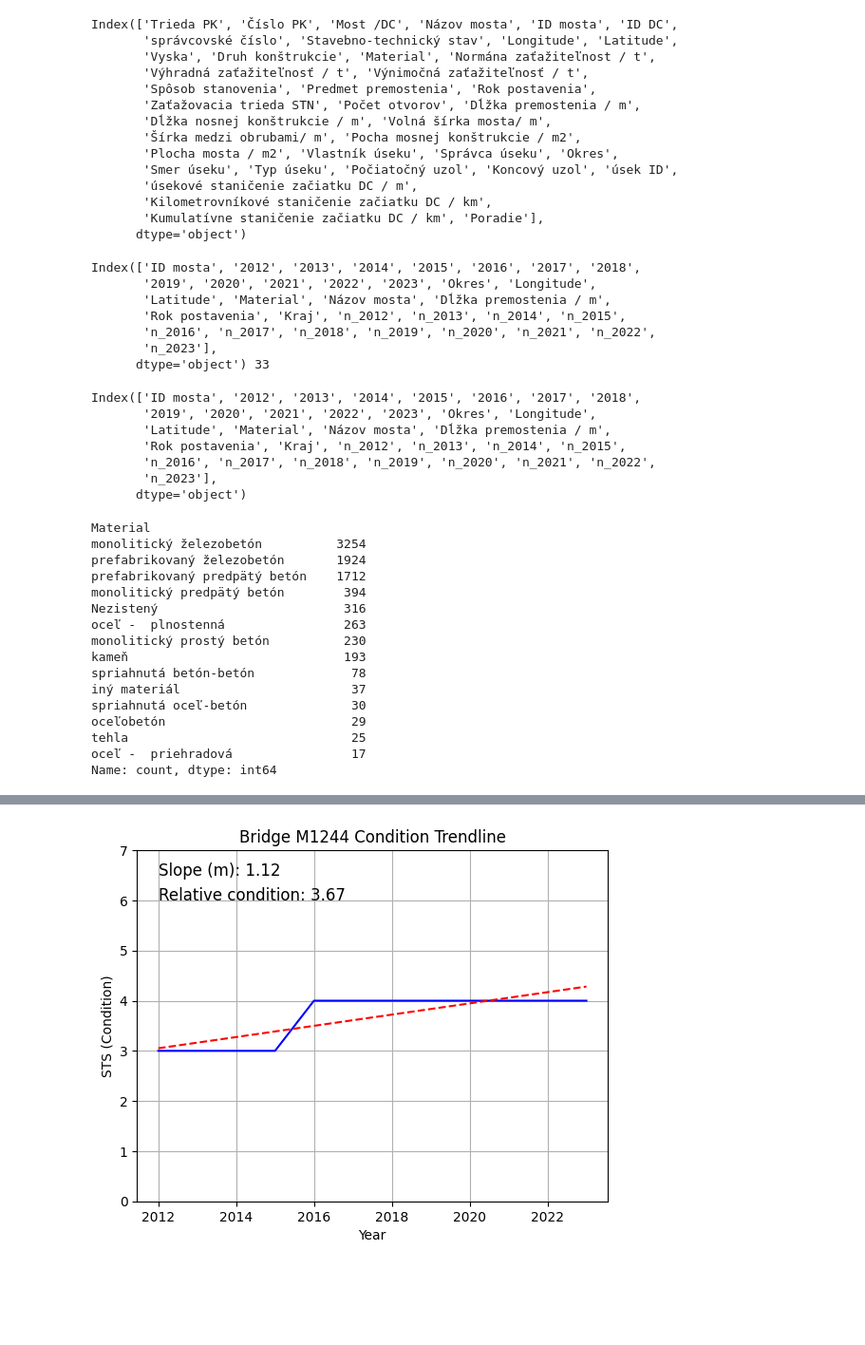
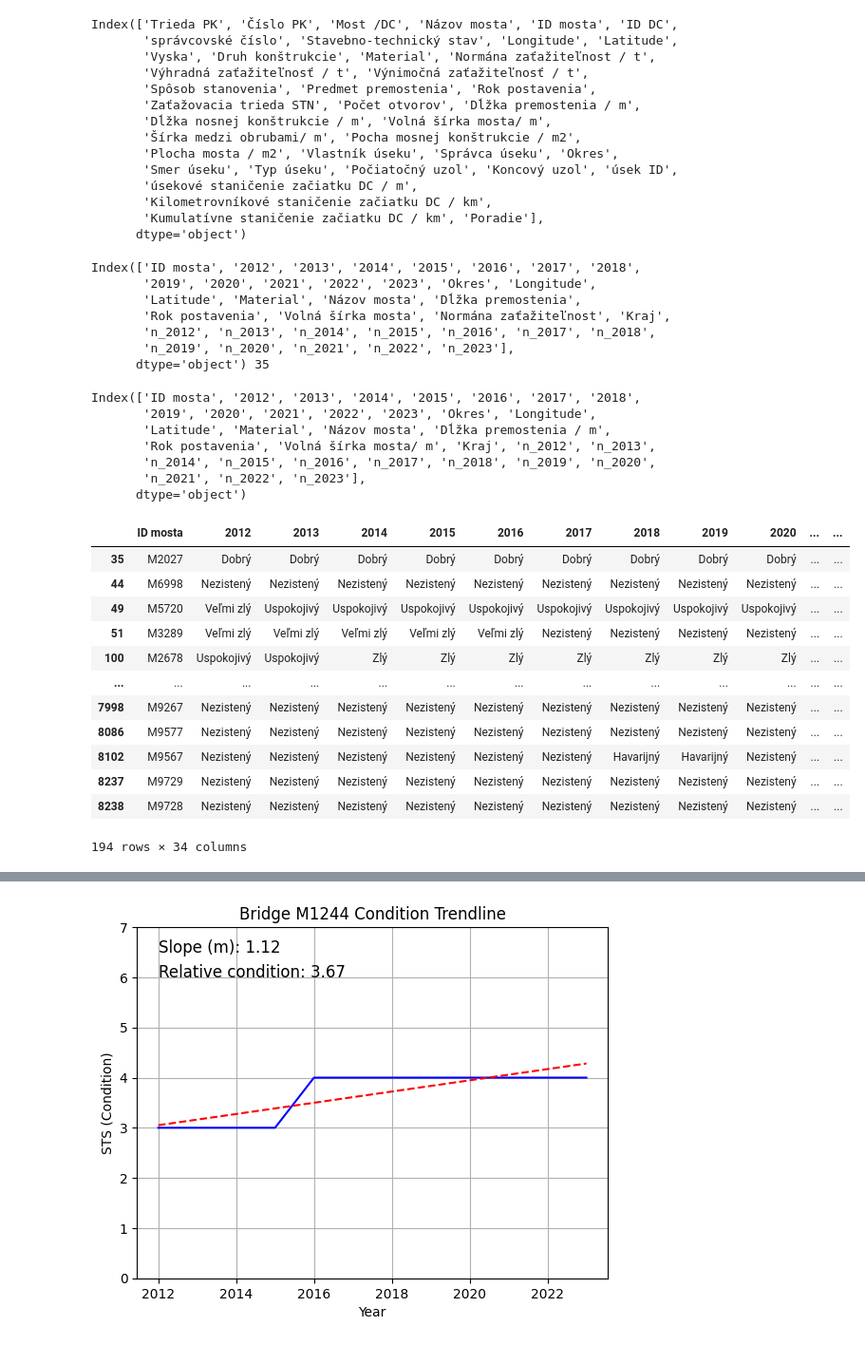
Before and after one commit to Medvedku/Bridges, a Jupyter notebook: analyze.ipynb, the cells around one changed output, grey strips where cells are left out. Shown at 95% size. Drawn from its saved outputs; the diff is of its cells as text; code cells hidden in the pictures; blank space fills up the shorter version.

```diff
--- a/analyze.ipynb
+++ b/analyze.ipynb
@@ -9,7 +9,7 @@ dataframes = {}
 
 # Loop through the years and read the corresponding CSV files
 for year in years:
-    file_path = f'processed_data_{year}.csv'  # Adjust the file name pattern as needed
+    file_path = f'Data/processed_data_{year}.csv'  # Adjust the file name pattern as needed
     df = pd.read_csv(file_path, delimiter=',')
     dataframes[f'df_x{year}'] = df
 
@@ -42,7 +42,7 @@ for year, df in dataframes.items():
     if 'ID mosta' in df.columns and 'Stavebno-technický stav' in df.columns:
         # Select the columns of interest from the current dataframe
         if year == "df_x2023":
-            df_subset = df[['ID mosta', 'Stavebno-technický stav', "Okres", "Longitude", "Latitude", "Material", 'Názov mosta', 'Dĺžka premostenia / m', 'Rok postavenia']]
+            df_subset = df[['ID mosta', 'Stavebno-technický stav', "Okres", "Longitude", "Latitude", "Material", 'Názov mosta', 'Dĺžka premostenia / m', 'Rok postavenia', 'Volná šírka mosta/ m', 'Normána zaťažiteľnost / t']]
         else:
             df_subset = df[['ID mosta', 'Stavebno-technický stav']]
         # Merge the current dataframe with the existing merged_df
@@ -96,7 +96,6 @@ merged_df['Kraj'] = merged_df['Okres'].apply(map_to_region)
 merged_df = merged_df.drop_duplicates(subset="ID mosta")
 
 merged_df.fillna("Nezistený", inplace=True)
-merged_df.reset_index(drop=True, inplace=True)
 
 # Define a mapping of conditions to their respective values
 condition_mapping = {
@@ -117,23 +116,24 @@ for year in years:
 
 # Now, merged_df has new columns n_2012, n_2013, ..., n_2023 with the specified values for each condition.
 
+merged_df.reset_index(drop=True, inplace=True)
+
+merged_df.rename(columns={
+    'Dĺžka premostenia / m': 'Dĺžka premostenia',
+    'Normána zaťažiteľnost / t': 'Normána zaťažiteľnost',
+    'Volná šírka mosta/ m': 'Volná šírka mosta',
+}, inplace=True)
 
 # Print the columns of the merged dataframe
 print(merged_df.columns, len(merged_df.columns))
 # %% [output]
 Index(['ID mosta', '2012', '2013', '2014', '2015', '2016', '2017', '2018',
        '2019', '2020', '2021', '2022', '2023', 'Okres', 'Longitude',
-       'Latitude', 'Material', 'Názov mosta', 'Dĺžka premostenia / m',
-       'Rok postavenia', 'Kraj', 'n_2012', 'n_2013', 'n_2014', 'n_2015',
-       'n_2016', 'n_2017', 'n_2018', 'n_2019', 'n_2020', 'n_2021', 'n_2022',
-       'n_2023'],
-      dtype='object') 33
+       'Latitude', 'Material', 'Názov mosta', 'Dĺžka premostenia',
+       'Rok postavenia', 'Volná šírka mosta', 'Normána zaťažiteľnost', 'Kraj',
+       'n_2012', 'n_2013', 'n_2014', 'n_2015', 'n_2016', 'n_2017', 'n_2018',
+       'n_2019', 'n_2020', 'n_2021', 'n_2022', 'n_2023'],
+      dtype='object') 35
-# %%
-# Display the filtered dataframe
-merged_df = merged_df.drop_duplicates(subset="ID mosta")
-
-merged_df.fillna("Nezistený", inplace=True)
-merged_df.reset_index(drop=True, inplace=True)
 # %%
 merged_df.to_csv('data_full.csv', index=False)
 # %%
@@ -142,26 +142,24 @@ merged_df.columns
 Index(['ID mosta', '2012', '2013', '2014', '2015', '2016', '2017', '2018',
        '2019', '2020', '2021', '2022', '2023', 'Okres', 'Longitude',
        'Latitude', 'Material', 'Názov mosta', 'Dĺžka premostenia / m',
-       'Rok postavenia', 'Kraj', 'n_2012', 'n_2013', 'n_2014', 'n_2015',
-       'n_2016', 'n_2017', 'n_2018', 'n_2019', 'n_2020', 'n_2021', 'n_2022',
-       'n_2023'],
+       'Rok postavenia', 'Volná šírka mosta/ m', 'Kraj', 'n_2012', 'n_2013',
+       'n_2014', 'n_2015', 'n_2016', 'n_2017', 'n_2018', 'n_2019', 'n_2020',
+       'n_2021', 'n_2022', 'n_2023'],
       dtype='object')
-# %%
-merged_df["Material"].value_counts()
-# %% [output]
-Material
-monolitický železobetón          3254
-prefabrikovaný železobetón       1924
-prefabrikovaný predpätý betón    1712
-monolitický predpätý betón        394
-Nezistený                         316
-oceľ -  plnostenná                263
-monolitický prostý betón          230
-kameň                             193
-spriahnutá betón-betón             78
-iný materiál                       37
-spriahnutá oceľ-betón              30
-oceľobetón                         29
-tehla                              25
-oceľ -  priehradová                17
-Name: count, dtype: int64
+# %%
+longitude_un_df = merged_df[(merged_df["Latitude"] == "Nezistený") & (merged_df["Longitude"] == "Nezistený")]
+longitude_un_df
+# %% [output]
+|  | ID mosta | 2012 | 2013 | 2014 | 2015 | 2016 | 2017 | 2018 | 2019 | 2020 | ... | ... |
+| 35 | M2027 | Dobrý | Dobrý | Dobrý | Dobrý | Dobrý | Dobrý | Dobrý | Dobrý | Dobrý | ... | ... |
+| 44 | M6998 | Nezistený | Nezistený | Nezistený | Nezistený | Nezistený | Nezistený | Nezistený | Nezistený | Nezistený | ... | ... |
+| 49 | M5720 | Veľmi zlý | Uspokojivý | Uspokojivý | Uspokojivý | Uspokojivý | Uspokojivý | Uspokojivý | Uspokojivý | Uspokojivý | ... | ... |
+| 51 | M3289 | Veľmi zlý | Veľmi zlý | Veľmi zlý | Veľmi zlý | Veľmi zlý | Nezistený | Nezistený | Nezistený | Nezistený | ... | ... |
+| 100 | M2678 | Uspokojivý | Uspokojivý | Zlý | Zlý | Zlý | Zlý | Zlý | Zlý | Zlý | ... | ... |
+| ... | ... | ... | ... | ... | ... | ... | ... | ... | ... | ... | ... | ... |
+| 7998 | M9267 | Nezistený | Nezistený | Nezistený | Nezistený | Nezistený | Nezistený | Nezistený | Nezistený | Nezistený | ... | ... |
+| 8086 | M9577 | Nezistený | Nezistený | Nezistený | Nezistený | Nezistený | Nezistený | Nezistený | Nezistený | Nezistený | ... | ... |
+| 8102 | M9567 | Nezistený | Nezistený | Nezistený | Nezistený | Nezistený | Nezistený | Havarijný | Havarijný | Nezistený | ... | ... |
+| 8237 | M9729 | Nezistený | Nezistený | Nezistený | Nezistený | Nezistený | Nezistený | Nezistený | Nezistený | Nezistený | ... | ... |
+| 8238 | M9728 | Nezistený | Nezistený | Nezistený | Nezistený | Nezistený | Nezistený | Nezistený | Nezistený | Nezistený | ... | ... |
+194 rows × 34 columns
```
Also changed, not shown: parts of 2 cells of this notebook, 15 other files.
